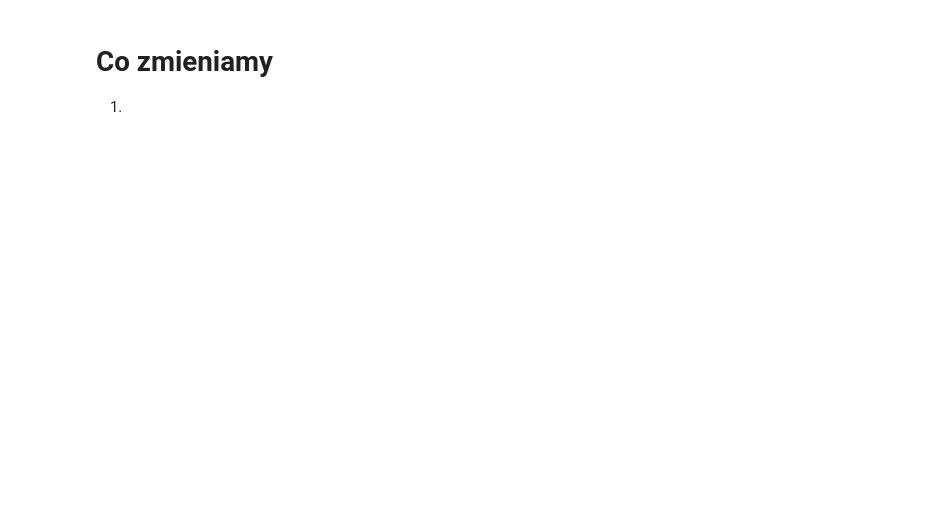
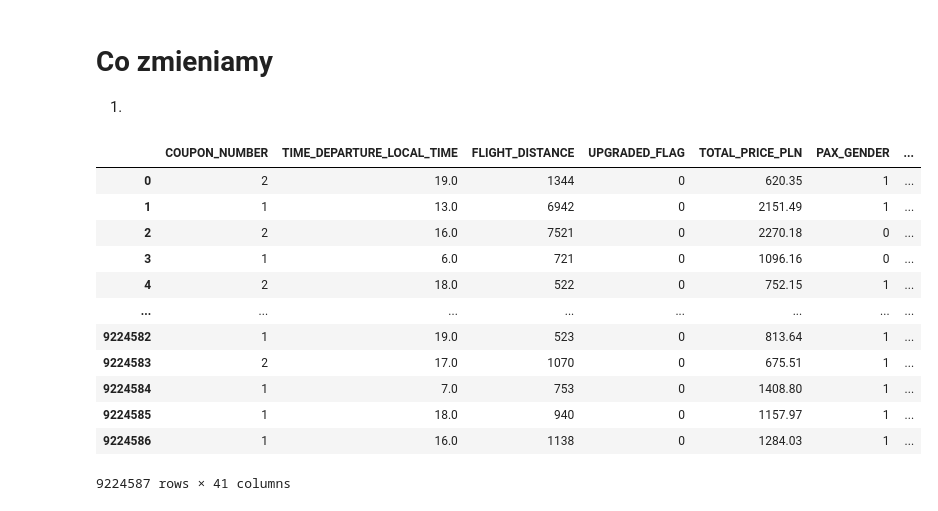
Before and after one commit to kuba1302/ticket-upgrade-prediction, a Jupyter notebook: wec.ipynb, the cells around one changed output. Drawn from its saved outputs; the diff is of its cells as text; code cells hidden in the pictures; blank space fills up the shorter version.

```diff
--- a/wec.ipynb
+++ b/wec.ipynb
@@ -69,2 +45,0 @@ df['if_additional_upgrade'] = np.where(np.isin(df['TICKET_NUMBER'], emd['REFEREN
-# %%
-df['same_carrier'] = np.where(df['MARKETING_CARRIER'] == df['OPERATIONAL_CARRIER'], 1, 0)
@@ -94,0 +146,33 @@ siema
+# %%
+final_df = clean_df(df)
+# %%
+def oh_encoding(data):
+    df = data.copy()
+    oh_cols = [
+        "FLIGHT_RANGE",
+        "BOOKED_CABIN",
+        "VAB",
+        "PAX_TYPE",
+        "SALES_CHANNEL",
+        "TRIP_TYPE",
+    ]
+    oh_df = pd.get_dummies(data[oh_cols], prefix=oh_cols, drop_first=True)
+    return pd.concat([df, oh_df], axis=1).drop(oh_cols, axis=1)
+# %%
+final_df = oh_encoding(final_df)
+# %%
+final_df
+# %% [output]
+|  | COUPON_NUMBER | TIME_DEPARTURE_LOCAL_TIME | FLIGHT_DISTANCE | UPGRADED_FLAG | TOTAL_PRICE_PLN | PAX_GENDER | ... |
+| 0 | 2 | 19.0 | 1344 | 0 | 620.35 | 1 | ... |
+| 1 | 1 | 13.0 | 6942 | 0 | 2151.49 | 1 | ... |
+| 2 | 2 | 16.0 | 7521 | 0 | 2270.18 | 0 | ... |
+| 3 | 1 | 6.0 | 721 | 0 | 1096.16 | 0 | ... |
+| 4 | 2 | 18.0 | 522 | 0 | 752.15 | 1 | ... |
+| ... | ... | ... | ... | ... | ... | ... | ... |
+| 9224582 | 1 | 19.0 | 523 | 0 | 813.64 | 1 | ... |
+| 9224583 | 2 | 17.0 | 1070 | 0 | 675.51 | 1 | ... |
+| 9224584 | 1 | 7.0 | 753 | 0 | 1408.80 | 1 | ... |
+| 9224585 | 1 | 18.0 | 940 | 0 | 1157.97 | 1 | ... |
+| 9224586 | 1 | 16.0 | 1138 | 0 | 1284.03 | 1 | ... |
+9224587 rows × 41 columns
```
Also changed, not shown: parts of 38 cells of this notebook.
